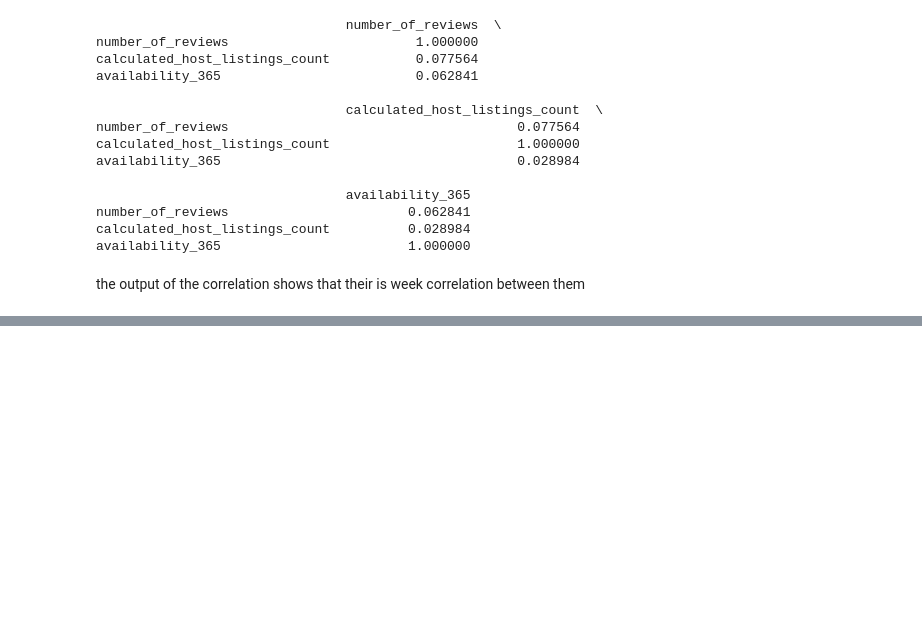
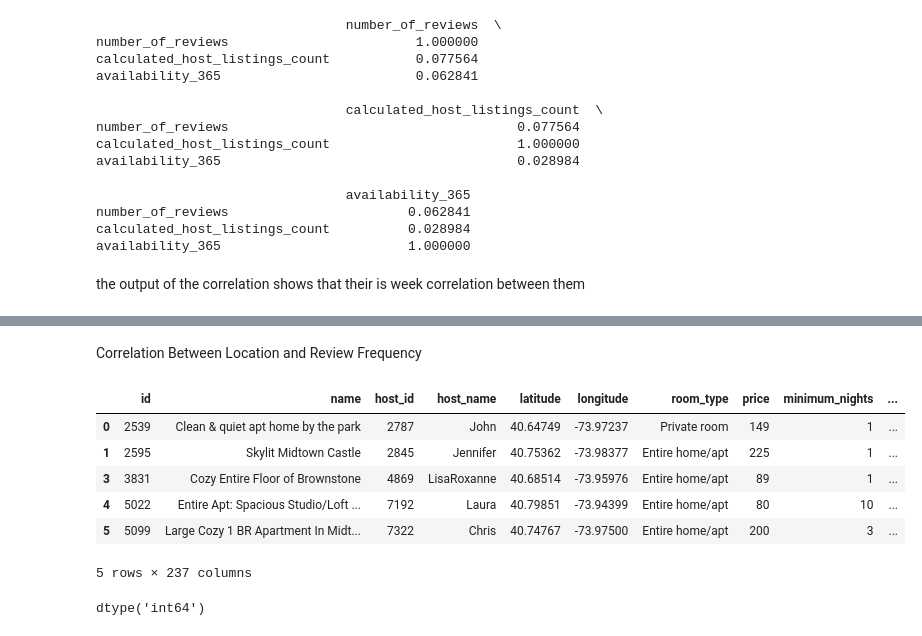
Before and after one commit to ifedolapomi/New-York-City-Airbnb, a Jupyter notebook: NY_Airbnb.ipynb, the cells around one changed output, grey strips where cells are left out. Saved outputs shown, nothing was run; the diff lists cells and outputs as text; code cells hidden in the pictures; blank space fills up the shorter version.

```diff
--- a/NY_Airbnb.ipynb
+++ b/NY_Airbnb.ipynb
@@ -410,0 +453,17 @@ the output of the correlation shows that their is week correlation between them
+# %% [markdown]
+Correlation Between Location and Review Frequency
+# %%
+airbnb_encode=pd.get_dummies(clean_airbnb, columns=['neighbourhood_group','neighbourhood'])
+airbnb_encode.head()
+# %% [output]
+|  | id | name | host_id | host_name | latitude | longitude | room_type | price | minimum_nights | ... |
+| 0 | 2539 | Clean & quiet apt home by the park | 2787 | John | 40.64749 | -73.97237 | Private room | 149 | 1 | ... |
+| 1 | 2595 | Skylit Midtown Castle | 2845 | Jennifer | 40.75362 | -73.98377 | Entire home/apt | 225 | 1 | ... |
+| 3 | 3831 | Cozy Entire Floor of Brownstone | 4869 | LisaRoxanne | 40.68514 | -73.95976 | Entire home/apt | 89 | 1 | ... |
+| 4 | 5022 | Entire Apt: Spacious Studio/Loft ... | 7192 | Laura | 40.79851 | -73.94399 | Entire home/apt | 80 | 10 | ... |
+| 5 | 5099 | Large Cozy 1 BR Apartment In Midt... | 7322 | Chris | 40.74767 | -73.97500 | Entire home/apt | 200 | 3 | ... |
+5 rows × 237 columns
+# %%
+airbnb_encode['number_of_reviews'].dtype
+# %% [output]
+dtype('int64')
```
Also changed, not shown: parts of 8 cells of this notebook.
